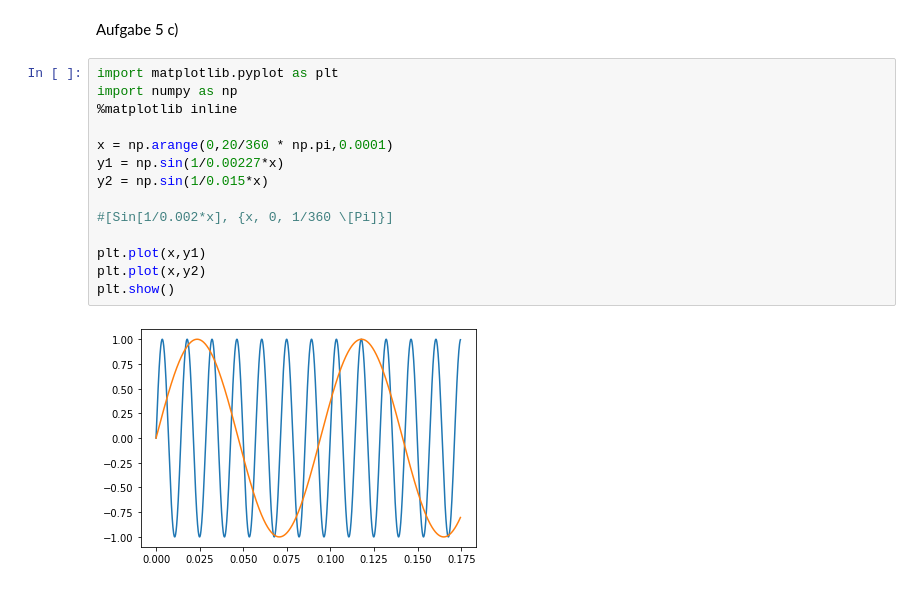
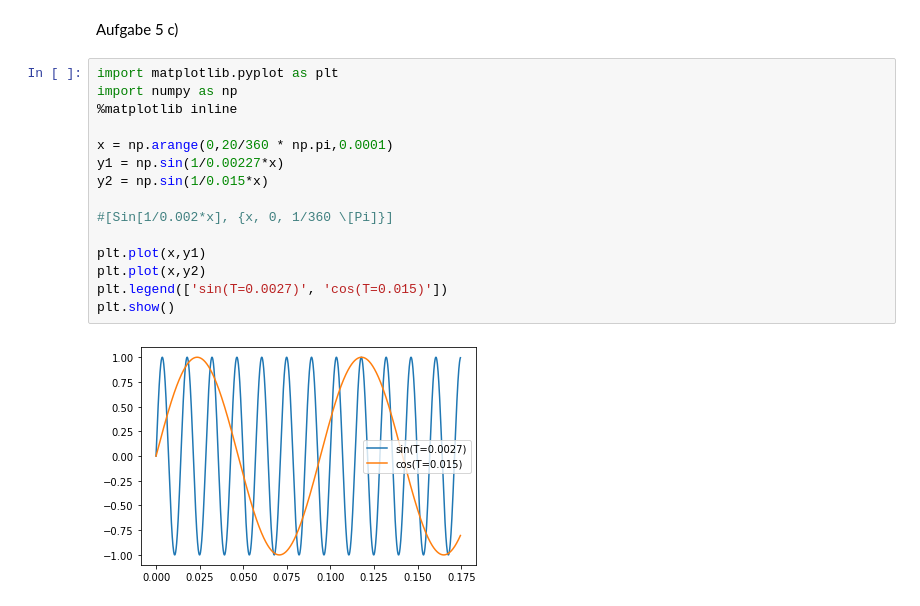
Before and after one commit to plaquette/Jupyter_FMS, a Jupyter notebook: Physik/01_Mechanische_Schwingungen.ipynb, the cells around one changed output. Drawn from its saved outputs; the diff is of its cells as text.

```diff
--- a/Physik/01_Mechanische_Schwingungen.ipynb
+++ b/Physik/01_Mechanische_Schwingungen.ipynb
@@ -3,16 +3,17 @@ Aufgabe 5 c)
 # %%
 import matplotlib.pyplot as plt
 import numpy as np
 %matplotlib inline
 
 x = np.arange(0,20/360 * np.pi,0.0001)
 y1 = np.sin(1/0.00227*x)
 y2 = np.sin(1/0.015*x)
 
 #[Sin[1/0.002*x], {x, 0, 1/360 \[Pi]}]
 
 plt.plot(x,y1)
 plt.plot(x,y2)
+plt.legend(['sin(T=0.0027)', 'cos(T=0.015)'])
 plt.show()
 # %% [output]
-[figure, old version]
+[figure, new version]
```
